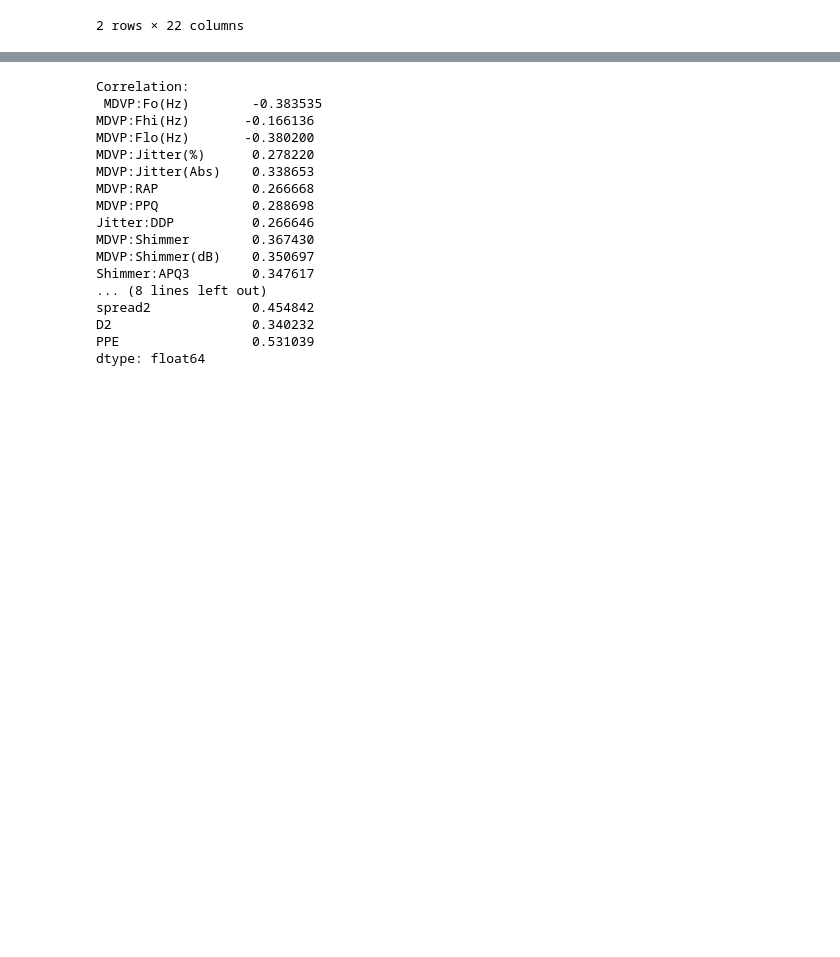
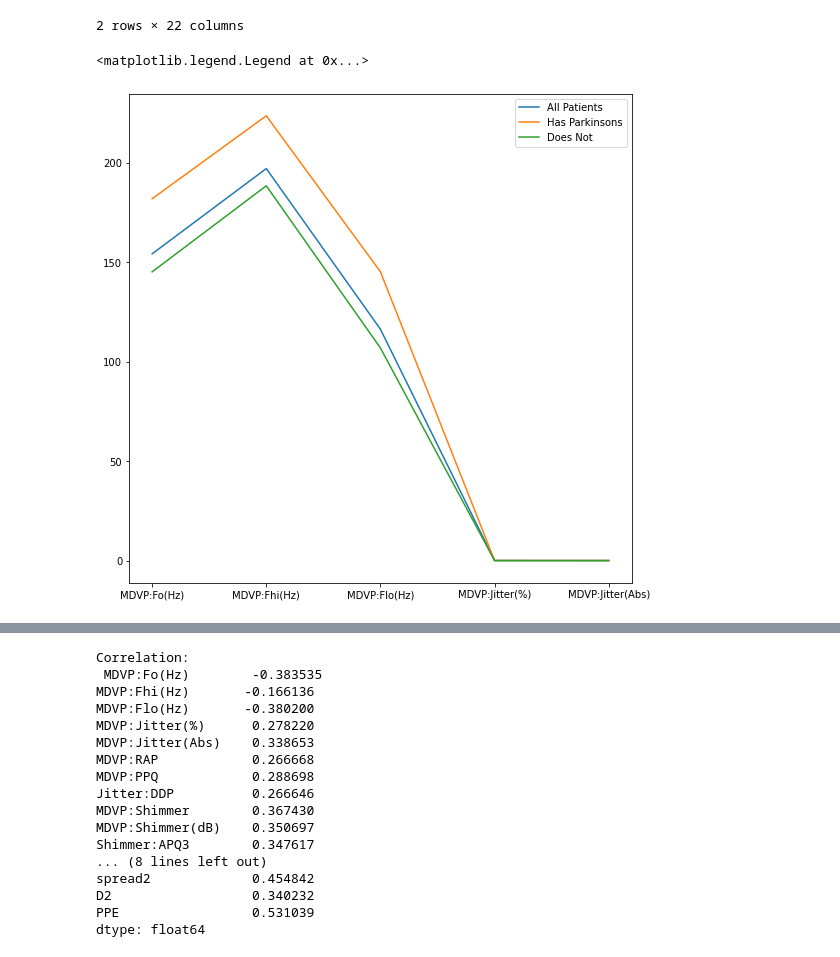
Before and after one commit to makbora/MLFinalProj, a Jupyter notebook: FinalProject.ipynb, the cells around one changed output, grey strips where cells are left out. Drawn from its saved outputs; the diff is of its cells as text; code cells hidden in the pictures; blank space fills up the shorter version.

```diff
--- a/FinalProject.ipynb
+++ b/FinalProject.ipynb
@@ -49,3 +59,15 @@ display(group_df)
 | 0 | 181.937771 | 223.636750 | 145.207292 | 0.003866 | 0.000023 | 0.001925 | 0.002056 | ... |
 | 1 | 145.180762 | 188.441463 | 106.893558 | 0.006989 | 0.000051 | 0.003757 | 0.003900 | ... |
 2 rows × 22 columns
+# %%
+#Feature Averages Plots
+nores_df=df.drop(columns=['status'])
+nores_mean=nores_df.mean()
+plt.figure(figsize=(9,9))
+plt.plot(nores_mean[:5],label="All Patients")
+plt.plot(group_df.iloc[0][:5],label="Has Parkinsons")
+plt.plot(group_df.iloc[1][:5],label="Does Not")
+plt.legend()
+# %% [output]
+<matplotlib.legend.Legend at 0x...>
+[figure, added]
```
Also changed, not shown: parts of 9 cells of this notebook.
